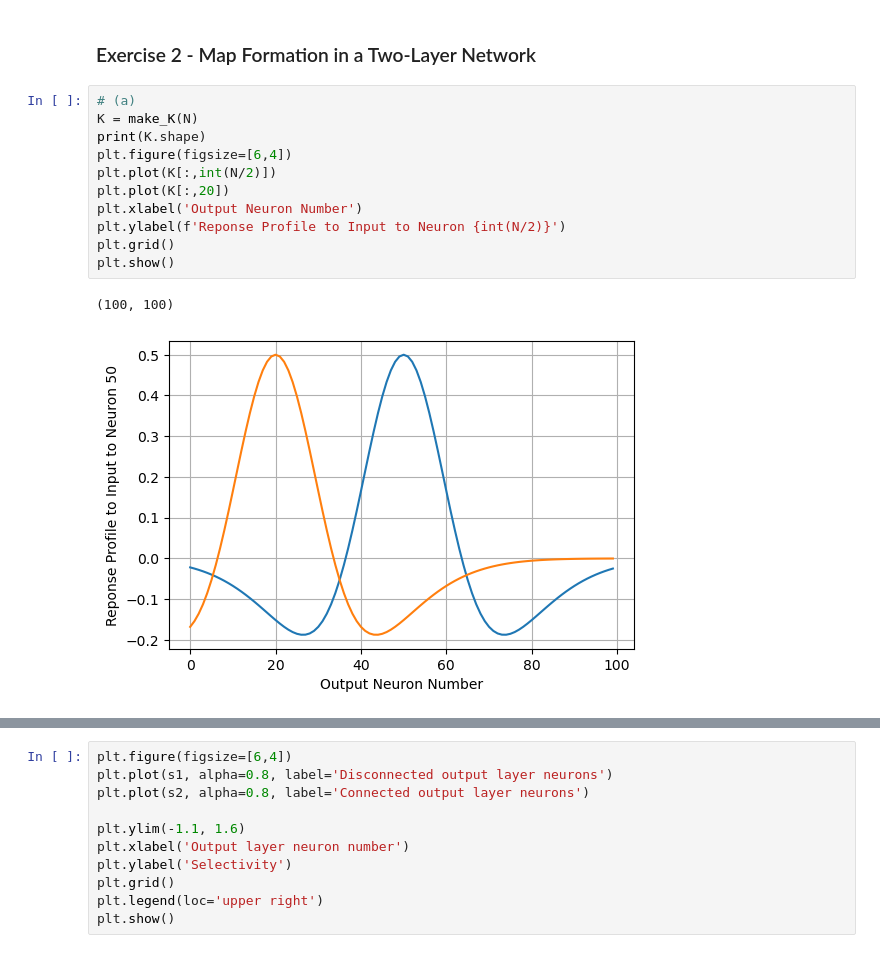
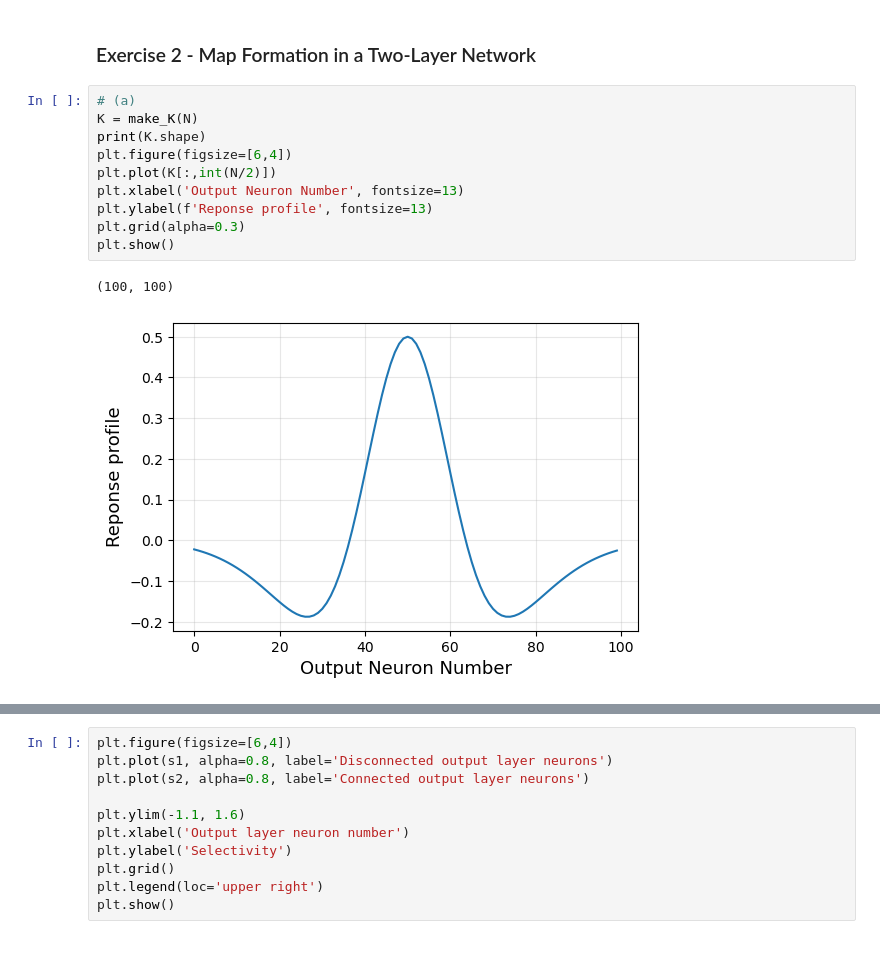
Before and after one commit to elbertwang00/4G3-Courseworks, a Jupyter notebook: Coursework 2/coursework2.ipynb, the cells around one changed output, grey strips where cells are left out. Cells and saved outputs as stored; diff of their text form.

```diff
--- a/Coursework 2/coursework2.ipynb
+++ b/Coursework 2/coursework2.ipynb
@@ -85,17 +85,16 @@ for i, neuron in enumerate(postSynNeurons):
 # %%
 # (a)
 K = make_K(N)
 print(K.shape)
 plt.figure(figsize=[6,4])
 plt.plot(K[:,int(N/2)])
-plt.plot(K[:,20])
-plt.xlabel('Output Neuron Number')
-plt.ylabel(f'Reponse Profile to Input to Neuron {int(N/2)}')
-plt.grid()
+plt.xlabel('Output Neuron Number', fontsize=13)
+plt.ylabel(f'Reponse profile', fontsize=13)
+plt.grid(alpha=0.3)
 plt.show()
 # %% [output]
 (100, 100)
-[figure, old version]
+[figure, new version]
 # %%
 # (b) Running learnW with a non-identity K matrix
 WStore2 = learnW(X, 1e-4, K, N) # (T1,N,2)
```
Also changed, not shown: parts of 7 cells of this notebook, 9 other files.
